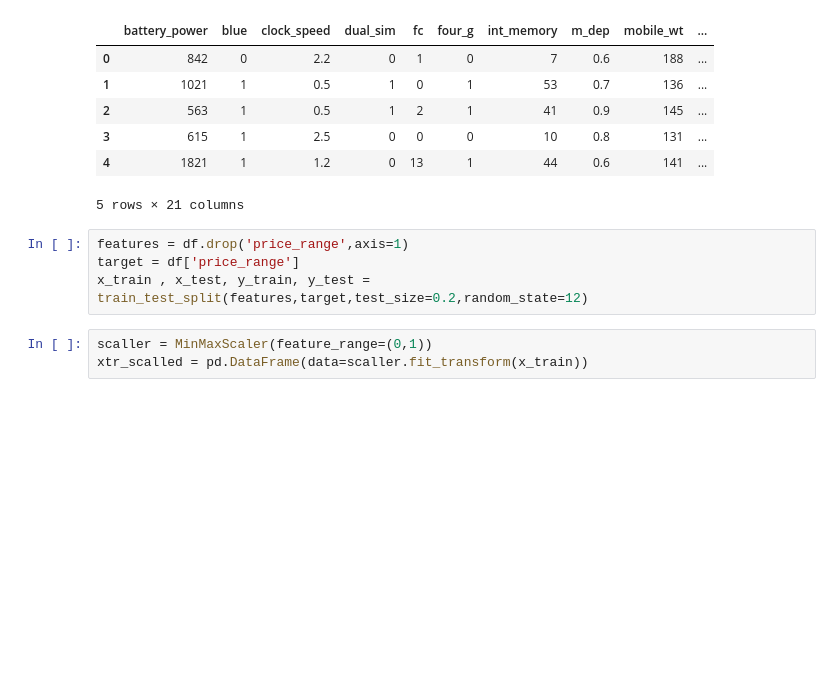
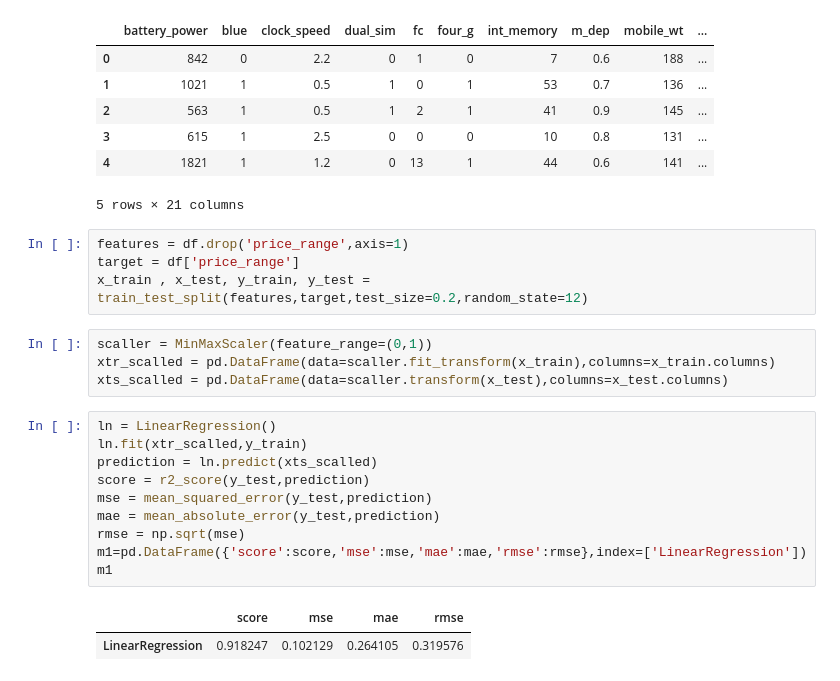
Before and after one commit to isoori/Mobile-Price-Prediction, a Jupyter notebook: Untitled.ipynb, the cells around one changed output. Saved outputs shown, nothing was run; the diff lists cells and outputs as text; blank space fills up the shorter version.

```diff
--- a/Untitled.ipynb
+++ b/Untitled.ipynb
@@ -173,4 +174,18 @@ target = df['price_range']
 x_train , x_test, y_train, y_test = train_test_split(features,target,test_size=0.2,random_state=12)
 # %%
 scaller = MinMaxScaler(feature_range=(0,1))
-xtr_scalled = pd.DataFrame(data=scaller.fit_transform(x_train))
+xtr_scalled = pd.DataFrame(data=scaller.fit_transform(x_train),columns=x_train.columns)
+xts_scalled = pd.DataFrame(data=scaller.transform(x_test),columns=x_test.columns)
+# %%
+ln = LinearRegression()
+ln.fit(xtr_scalled,y_train)
+prediction = ln.predict(xts_scalled)
+score = r2_score(y_test,prediction)
+mse = mean_squared_error(y_test,prediction)
+mae = mean_absolute_error(y_test,prediction)
+rmse = np.sqrt(mse)
+m1=pd.DataFrame({'score':score,'mse':mse,'mae':mae,'rmse':rmse},index=['LinearRegression'])
+m1
+# %% [output]
+|  | score | mse | mae | rmse |
+| LinearRegression | 0.918247 | 0.102129 | 0.264105 | 0.319576 |
```
Also changed, not shown: parts of 4 cells of this notebook.
